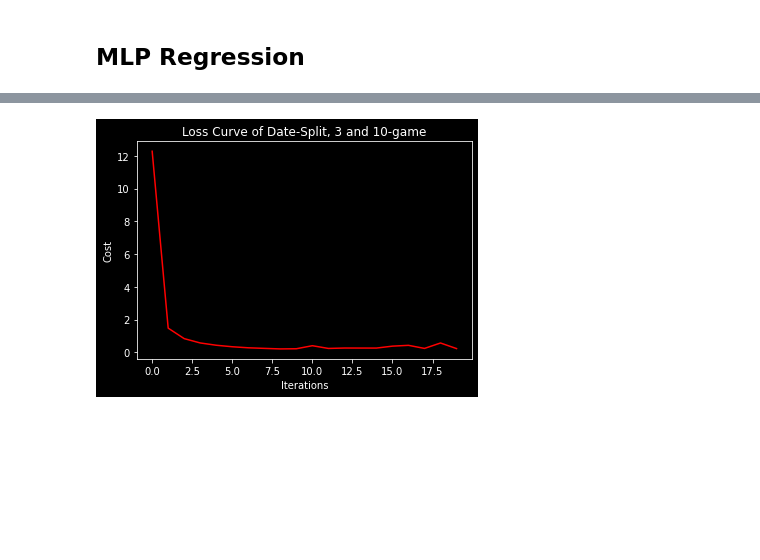
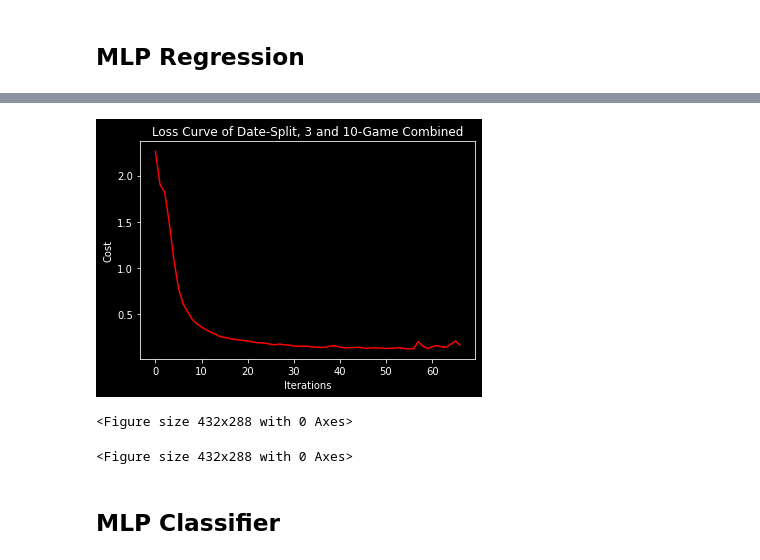
Before and after one commit to kstanfie/CMSC422-NBA, a Jupyter notebook: 422NBAlocal.ipynb, the cells around one changed output, grey strips where cells are left out. Saved outputs shown, nothing was run; the diff lists cells and outputs as text; code cells hidden in the pictures; blank space fills up the shorter version.

```diff
--- a/422NBAlocal.ipynb
+++ b/422NBAlocal.ipynb
@@ -320,13 +326,18 @@ dateboth_loss = (np.dot(np.subtract(dateboth_predicted, np.ravel(ydboth_test)),
 # %%
 plt.style.use('dark_background')
-g10_line, = plt.plot(dateboth_regress.loss_curve_, color='r')
-#g3_line, = plt.plot(g3_regress.loss_curve_, color='b')
-plt.title("Loss Curve of Date-Split, 3 and 10-game")
+g10_line, = plt.plot(dateboth_regress.loss_curve_[1:], color='r')
+
+plt.title("Loss Curve of Date-Split, 3 and 10-Game Combined")
 plt.xlabel('Iterations')
 plt.ylabel('Cost')
-#g10_line.set_label("10-Game History")
-#g3_line.set_label("3-Game History")
-#plt.legend()
+
 plt.show()
 # %% [output]
-[figure, old version]
+[figure, new version]
+# %%
+plt.figure(20)
+# %% [output]
+<Figure size 432x288 with 0 Axes>
+<Figure size 432x288 with 0 Axes>
+# %% [markdown]
+## MLP Classifier
```
Also changed, not shown: parts of 17 cells of this notebook.
